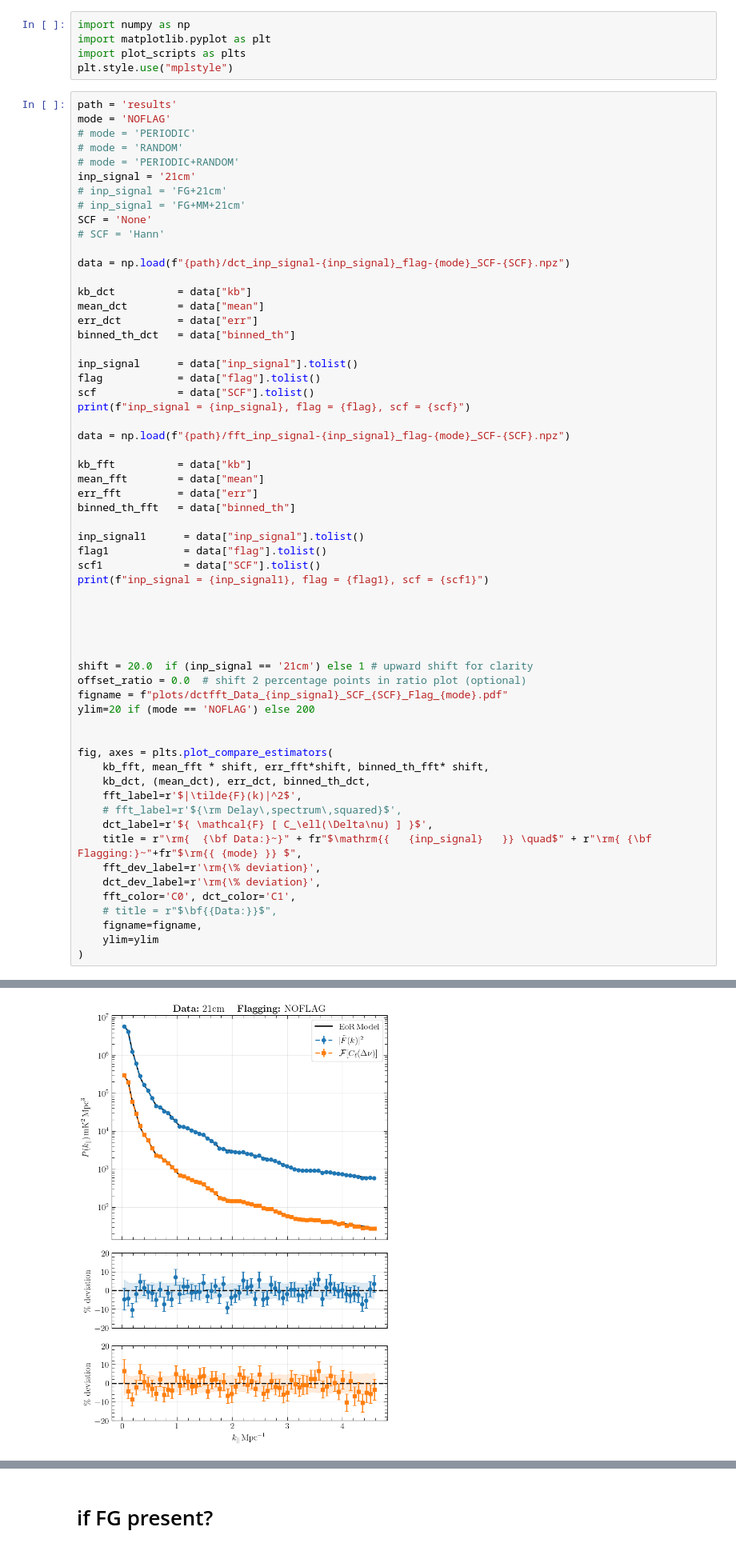
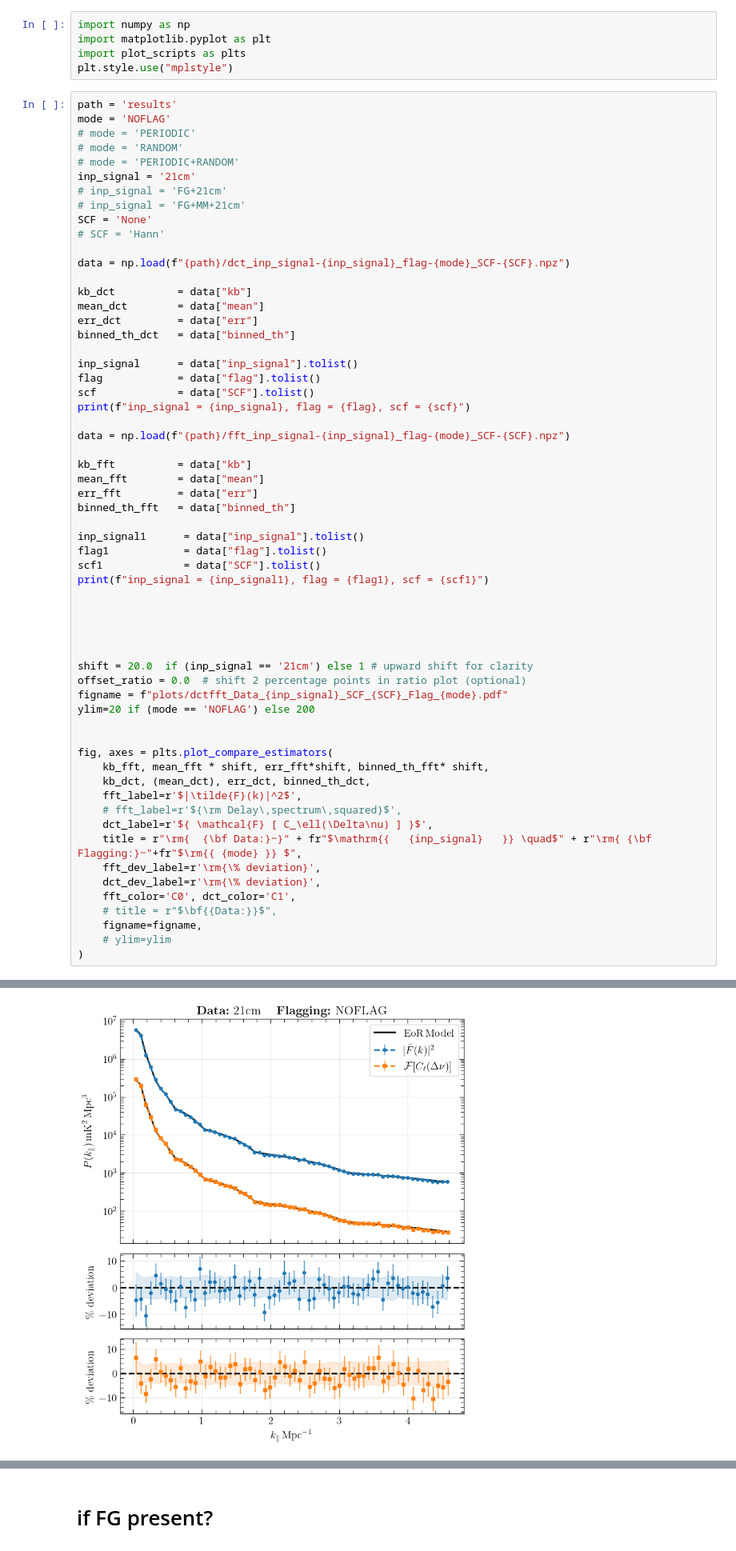
Before and after one commit to aecosmo/Bayes-SCF, a Jupyter notebook: plot-compare-dctfft.ipynb, the cells around one changed output, grey strips where cells are left out. Shown at 80% size. Drawn from its saved outputs; the diff is of its cells as text.

Commit message:
minor changes for plotting for the manuscript

```diff
--- a/plot-compare-dctfft.ipynb
+++ b/plot-compare-dctfft.ipynb
@@ -39,32 +39,32 @@ flag1            = data["flag"].tolist()
 scf1             = data["SCF"].tolist()
 print(f"inp_signal = {inp_signal1}, flag = {flag1}, scf = {scf1}")
 
 
 
 
 
 shift = 20.0  if (inp_signal == '21cm') else 1 # upward shift for clarity
 offset_ratio = 0.0  # shift 2 percentage points in ratio plot (optional)
 figname = f"plots/dctfft_Data_{inp_signal}_SCF_{SCF}_Flag_{mode}.pdf"
 ylim=20 if (mode == 'NOFLAG') else 200
 
 
 fig, axes = plts.plot_compare_estimators(
     kb_fft, mean_fft * shift, err_fft*shift, binned_th_fft* shift,
     kb_dct, (mean_dct), err_dct, binned_th_dct,
     fft_label=r'$|\tilde{F}(k)|^2$',
     # fft_label=r'${\rm Delay\,spectrum\,squared}$',
     dct_label=r'${ \mathcal{F} [ C_\ell(\Delta\nu) ] }$',
     title = r"\rm{  {\bf Data:}~}" + fr"$\mathrm{{   {inp_signal}   }} \quad$" + r"\rm{ {\bf Flagging:}~"+fr"$\rm{{ {mode} }} $",
     fft_dev_label=r'\rm{\% deviation}',
     dct_dev_label=r'\rm{\% deviation}',
     fft_color='C0', dct_color='C1',
     # title = r"$\bf{{Data:}}$",
     figname=figname,
-    ylim=ylim
+    # ylim=ylim
 )
 # %% [output]
 inp_signal = 21cm, flag = NOFLAG, scf = None
 inp_signal = 21cm, flag = NOFLAG, scf = None
 Saved: plots/dctfft_Data_21cm_SCF_None_Flag_NOFLAG.pdf
-[figure, old version]
+[figure, new version]
```
Also changed, not shown: parts of 5 cells of this notebook, 2 other files.
